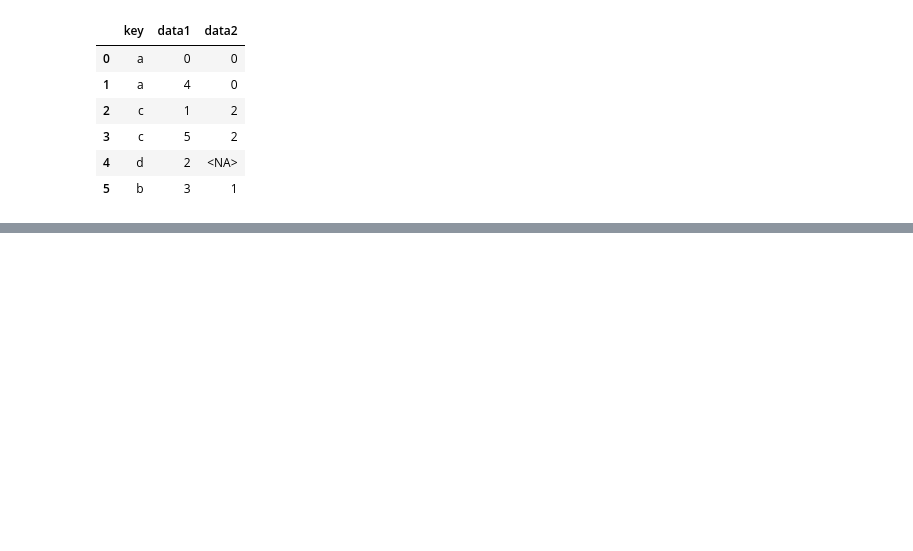
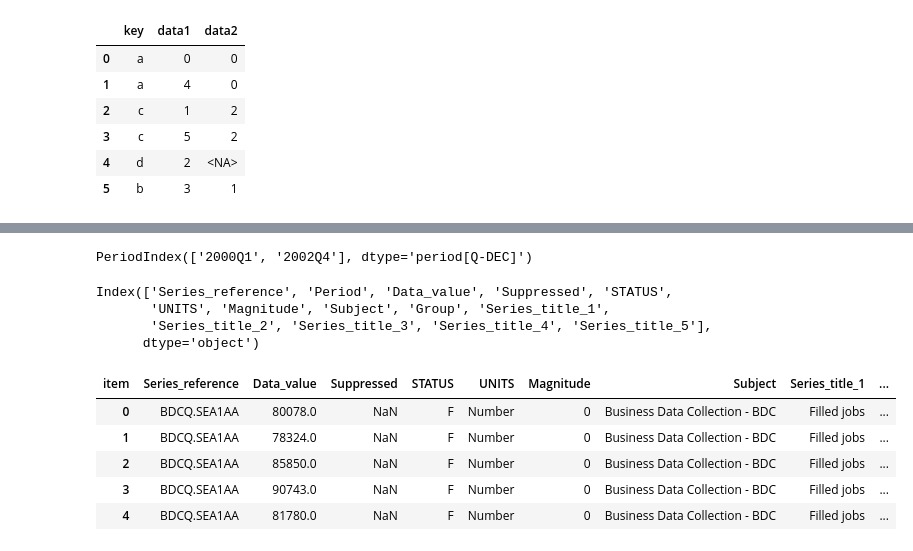
Before and after one commit to Kkhurana007/pythonfordataanalysis, a Jupyter notebook: semainedu19février/datawrangling_join_combine_reshape.ipynb, the cells around one changed output, grey strips where cells are left out. Cells and saved outputs as stored; diff of their text form; code cells hidden in the pictures; blank space fills up the shorter version.

```diff
--- a/semainedu19février/datawrangling_join_combine_reshape.ipynb
+++ b/semainedu19février/datawrangling_join_combine_reshape.ipynb
@@ -333,0 +761,22 @@ pd.merge(df1, df2, how= 'outer')
+# %%
+divide
+# %% [output]
+PeriodIndex(['2000Q1', '2002Q4'], dtype='period[Q-DEC]')
+# %%
+data.columns
+# %% [output]
+Index(['Series_reference', 'Period', 'Data_value', 'Suppressed', 'STATUS',
+       'UNITS', 'Magnitude', 'Subject', 'Group', 'Series_title_1',
+       'Series_title_2', 'Series_title_3', 'Series_title_4', 'Series_title_5'],
+      dtype='object')
+# %%
+data.columns.name = 'item'
+# %%
+data.head()
+# %% [output]
+| item | Series_reference | Data_value | Suppressed | STATUS | UNITS | Magnitude | Subject | Series_title_1 | ... |
+| 0 | BDCQ.SEA1AA | 80078.0 | NaN | F | Number | 0 | Business Data Collection - BDC | Filled jobs | ... |
+| 1 | BDCQ.SEA1AA | 78324.0 | NaN | F | Number | 0 | Business Data Collection - BDC | Filled jobs | ... |
+| 2 | BDCQ.SEA1AA | 85850.0 | NaN | F | Number | 0 | Business Data Collection - BDC | Filled jobs | ... |
+| 3 | BDCQ.SEA1AA | 90743.0 | NaN | F | Number | 0 | Business Data Collection - BDC | Filled jobs | ... |
+| 4 | BDCQ.SEA1AA | 81780.0 | NaN | F | Number | 0 | Business Data Collection - BDC | Filled jobs | ... |
```
Also changed, not shown: parts of 72 cells of this notebook, 3 other files.
